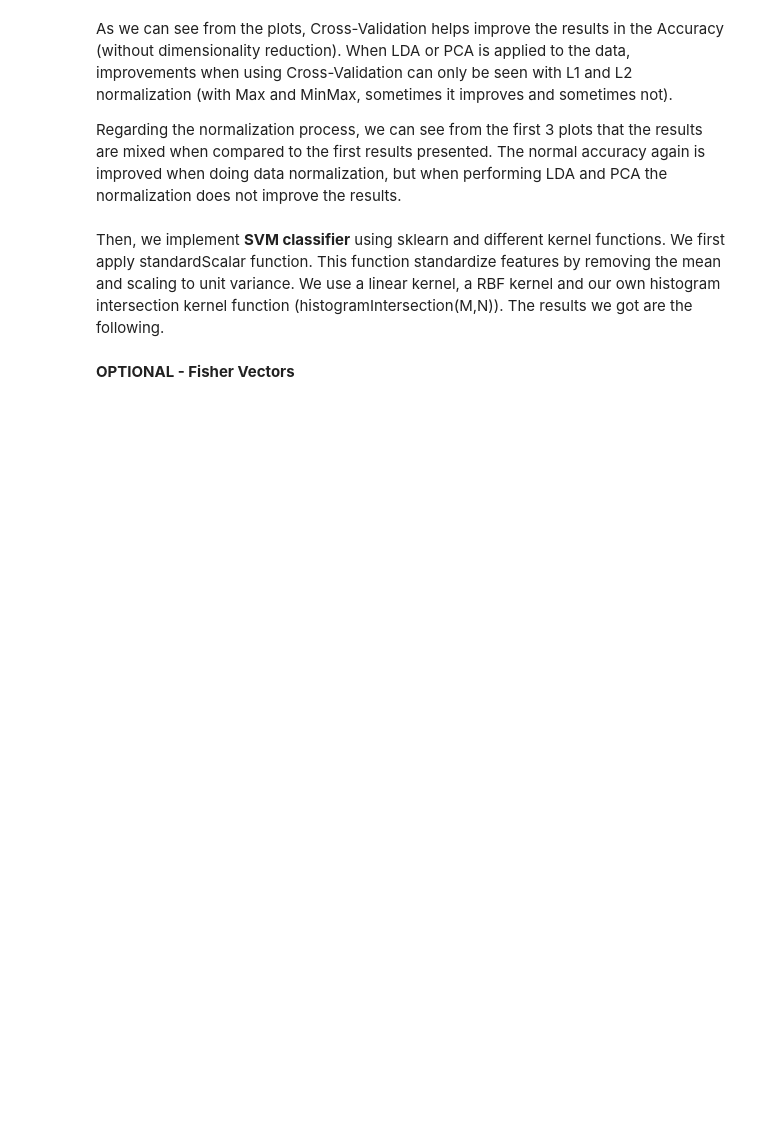
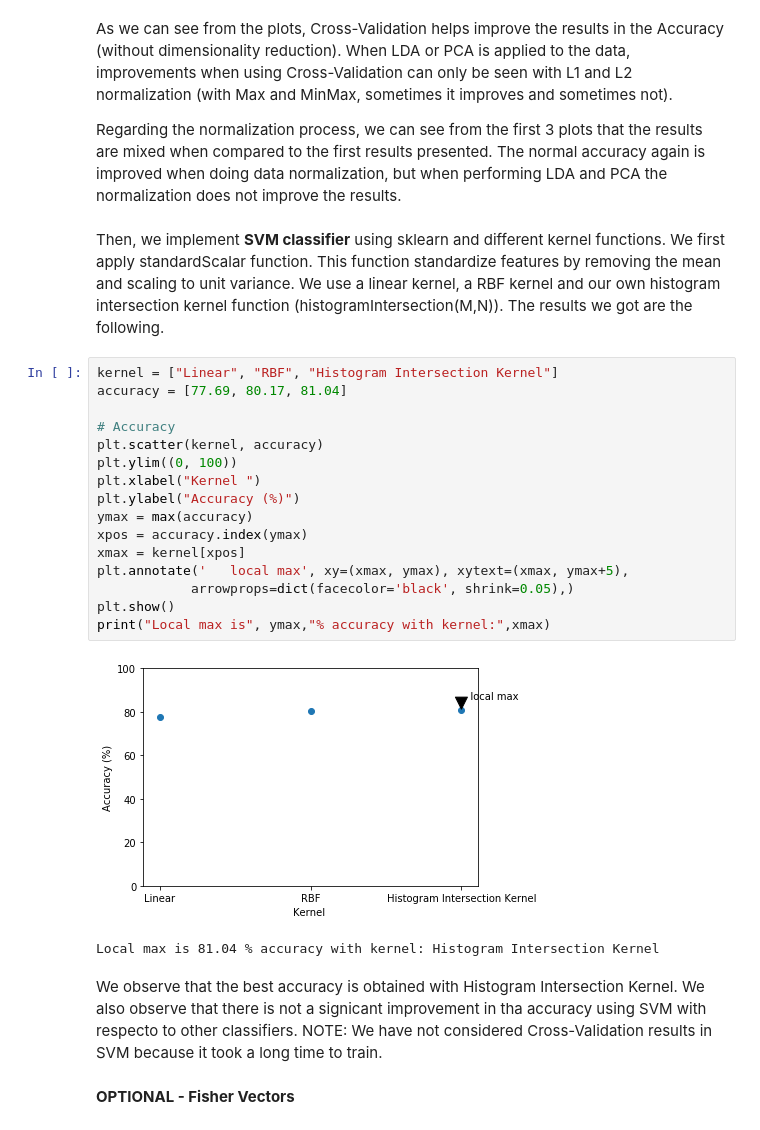
Before and after one commit to brugues/MCV-2019-M3, a Jupyter notebook: Week2/bovw/BagofVisualWords.ipynb, the cells around one changed output. Cells and saved outputs as stored; diff of their text form; blank space fills up the shorter version.

```diff
--- a/Week2/bovw/BagofVisualWords.ipynb
+++ b/Week2/bovw/BagofVisualWords.ipynb
@@ -836,6 +838,27 @@ As we can see from the plots, Cross-Validation helps improve the results in the
 Regarding the normalization process, we can see from the first 3 plots that the results are mixed when compared to the first results presented. The normal accuracy again is improved when doing data normalization, but when performing LDA and PCA the normalization does not improve the results.
 # %% [markdown]
 Then, we implement **SVM classifier** using sklearn and different kernel functions. We first apply standardScalar function. This function standardize features by removing the mean and scaling to unit variance. We use a linear kernel, a RBF kernel and our own histogram intersection kernel function (histogramIntersection(M,N)). The results we got are the following.
+# %%
+kernel = ["Linear", "RBF", "Histogram Intersection Kernel"]
+accuracy = [77.69, 80.17, 81.04]
+
+# Accuracy
+plt.scatter(kernel, accuracy)
+plt.ylim((0, 100))
+plt.xlabel("Kernel ")
+plt.ylabel("Accuracy (%)")
+ymax = max(accuracy)
+xpos = accuracy.index(ymax)
+xmax = kernel[xpos]
+plt.annotate('   local max', xy=(xmax, ymax), xytext=(xmax, ymax+5),
+            arrowprops=dict(facecolor='black', shrink=0.05),)
+plt.show()
+print("Local max is", ymax,"% accuracy with kernel:",xmax)
+# %% [output]
+[figure, added]
+Local max is 81.04 % accuracy with kernel: Histogram Intersection Kernel
+# %% [markdown]
+We observe that the best accuracy is obtained with Histogram Intersection Kernel. We also observe that there is not a signicant improvement in tha accuracy using SVM with respecto to other classifiers. NOTE: We have not considered Cross-Validation results in SVM because it took a long time to train.
 # %% [markdown]
 **OPTIONAL - Fisher Vectors**
 # %% [markdown]
```
Also changed, not shown: parts of 4 cells of this notebook.
